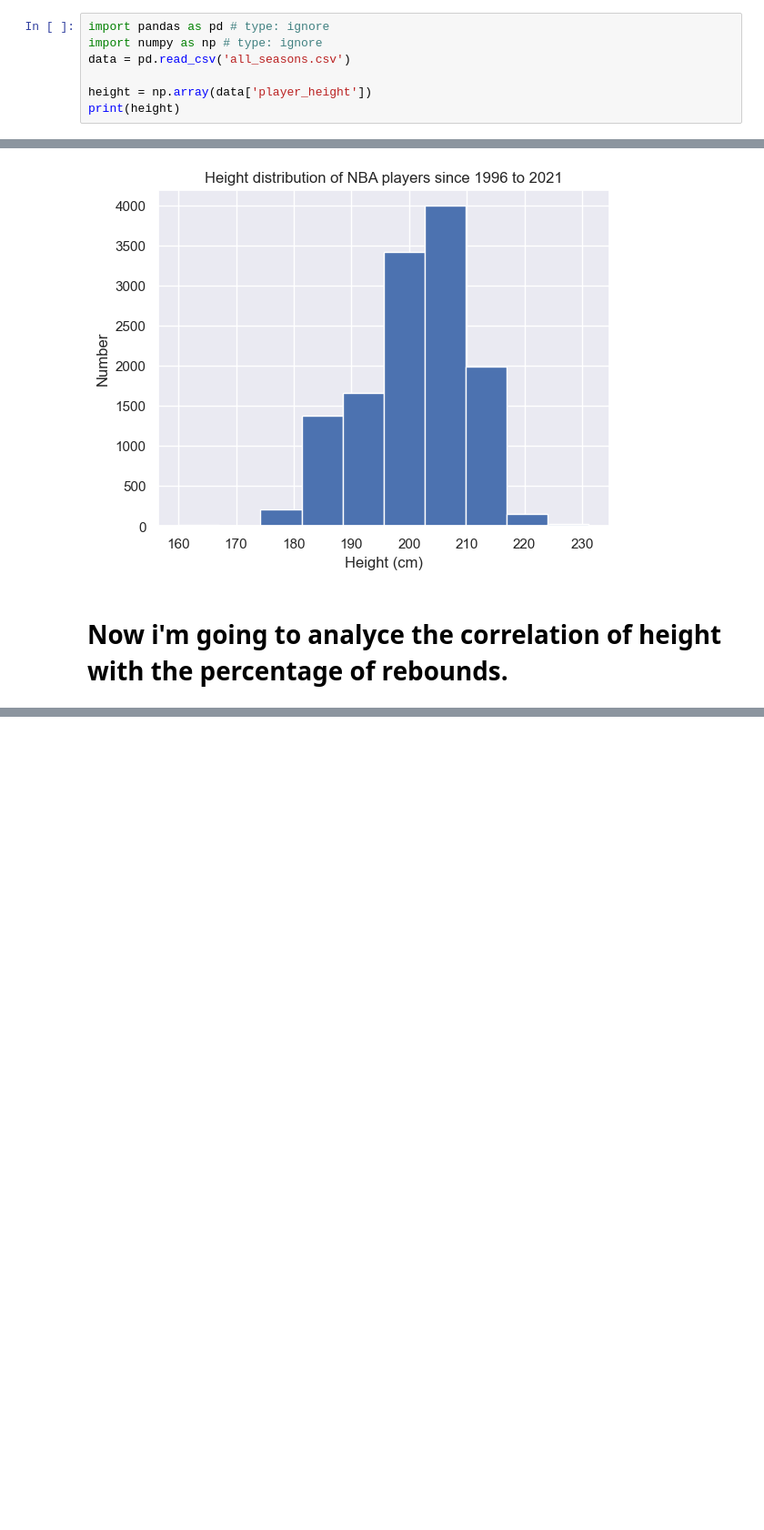
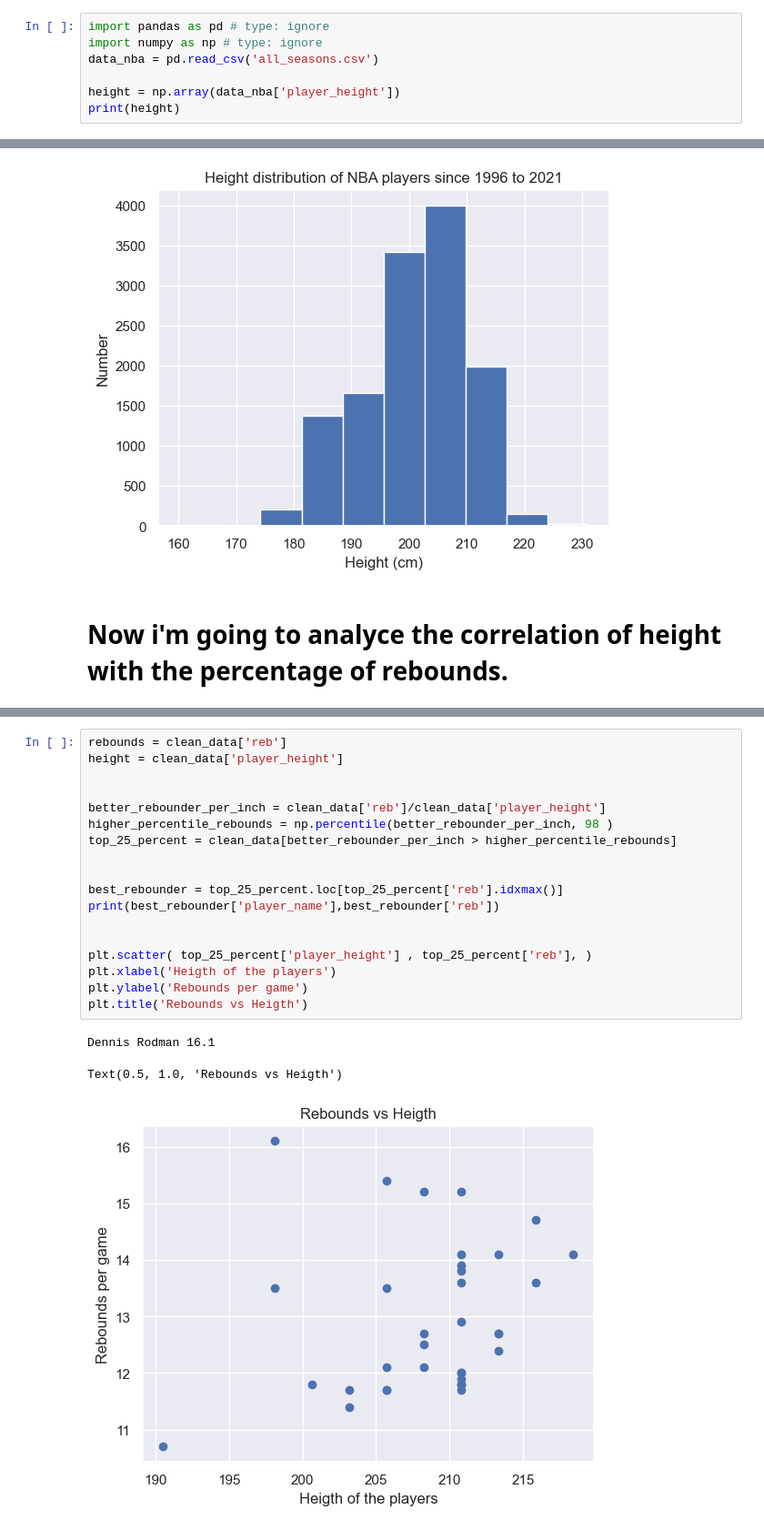
Before and after one commit to CristianGmoraArias/Data_Science, a Jupyter notebook: NBA_PROJECT.ipynb, the cells around one changed output, grey strips where cells are left out. Shown: that part at 91% size. Cells and saved outputs as stored; diff of their text form; blank space fills up the shorter version.

```diff
--- a/NBA_PROJECT.ipynb
+++ b/NBA_PROJECT.ipynb
@@ -1,9 +1,9 @@
 # %%
 import pandas as pd # type: ignore
 import numpy as np # type: ignore
-data = pd.read_csv('all_seasons.csv')
+data_nba = pd.read_csv('all_seasons.csv')
 
-height = np.array(data['player_height'])
+height = np.array(data_nba['player_height'])
 print(height)
 # %% [output]
 [193.04 190.5  203.2  ... 205.74 208.28 205.74]
@@ -53,0 +71,22 @@ plt.scatter( top_25_percent['player_height'] , top_25_percent['reb'] )
+# %%
+rebounds = clean_data['reb']
+height = clean_data['player_height']
+
+
+better_rebounder_per_inch = clean_data['reb']/clean_data['player_height']
+higher_percentile_rebounds = np.percentile(better_rebounder_per_inch, 98 )
+top_25_percent = clean_data[better_rebounder_per_inch > higher_percentile_rebounds]
+
+
+best_rebounder = top_25_percent.loc[top_25_percent['reb'].idxmax()]
+print(best_rebounder['player_name'],best_rebounder['reb'])
+
+
+plt.scatter( top_25_percent['player_height'] , top_25_percent['reb'], )
+plt.xlabel('Heigth of the players')
+plt.ylabel('Rebounds per game')
+plt.title('Rebounds vs Heigth')
+# %% [output]
+Dennis Rodman 16.1
+Text(0.5, 1.0, 'Rebounds vs Heigth')
+[figure, added]
```
Also changed, not shown: parts of 2 cells of this notebook.
